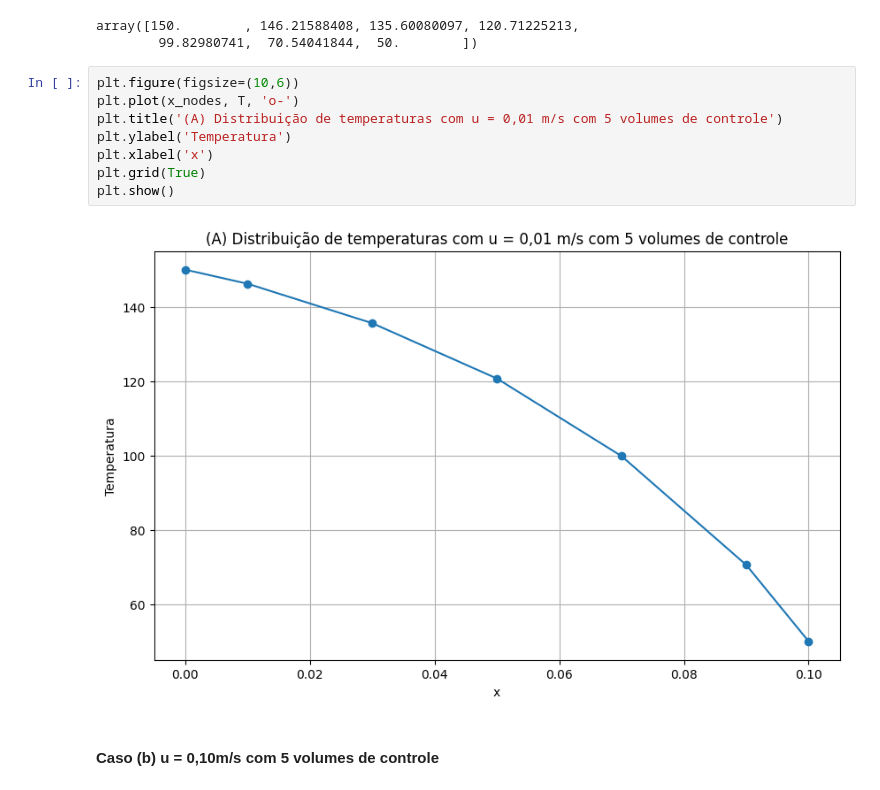
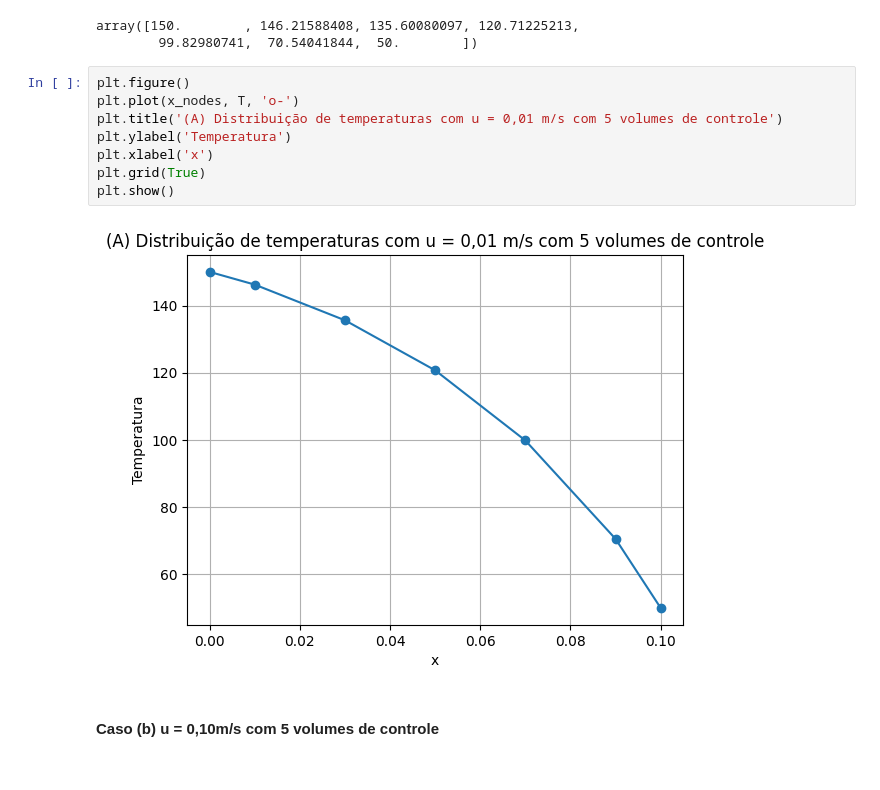
Before and after one commit to Ab-nin/UTFPR, a Jupyter notebook: Lista 07_CFD_Abner Vieira.ipynb, the cells around one changed output. Drawn from its saved outputs; the diff is of its cells as text.

```diff
--- a/Lista 07_CFD_Abner Vieira.ipynb
+++ b/Lista 07_CFD_Abner Vieira.ipynb
@@ -201,15 +201,15 @@ T
 array([150.        , 146.21588408, 135.60080097, 120.71225213,
         99.82980741,  70.54041844,  50.        ])
 # %%
-plt.figure(figsize=(10,6))
+plt.figure()
 plt.plot(x_nodes, T, 'o-')
 plt.title('(A) Distribuição de temperaturas com u = 0,01 m/s com 5 volumes de controle')
 plt.ylabel('Temperatura')
 plt.xlabel('x')
 plt.grid(True)
 plt.show()
 # %% [output]
-[figure, old version]
+[figure, new version]
 # %% [markdown]
 #### Caso (b) u = 0,10m/s com 5 volumes de controle
 # %%
```
Also changed, not shown: parts of 7 cells of this notebook, 1 other file.
